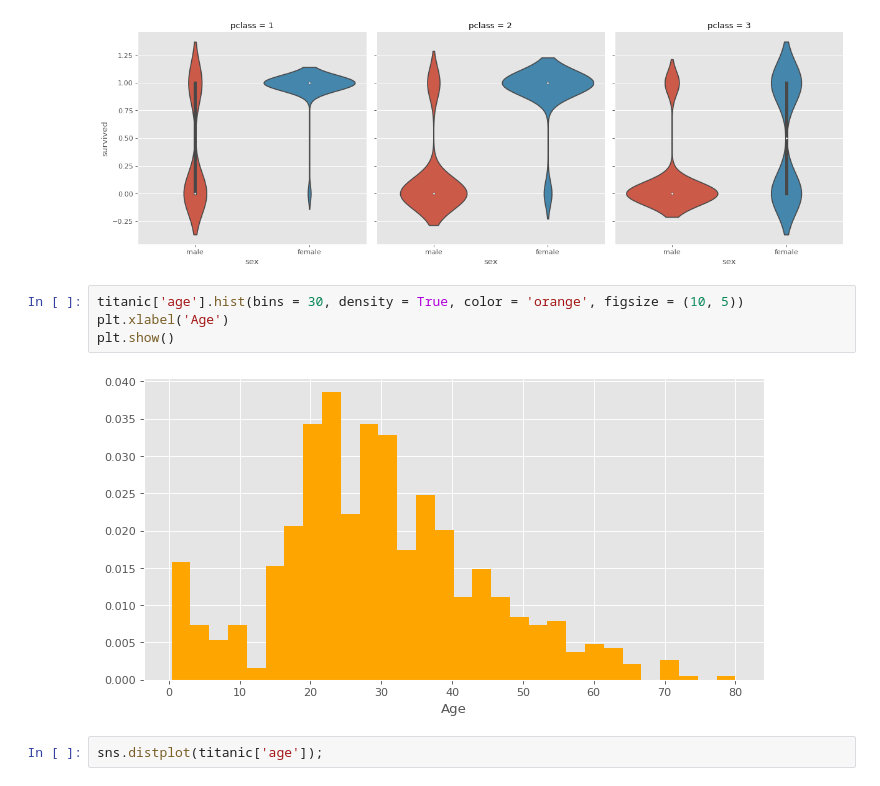
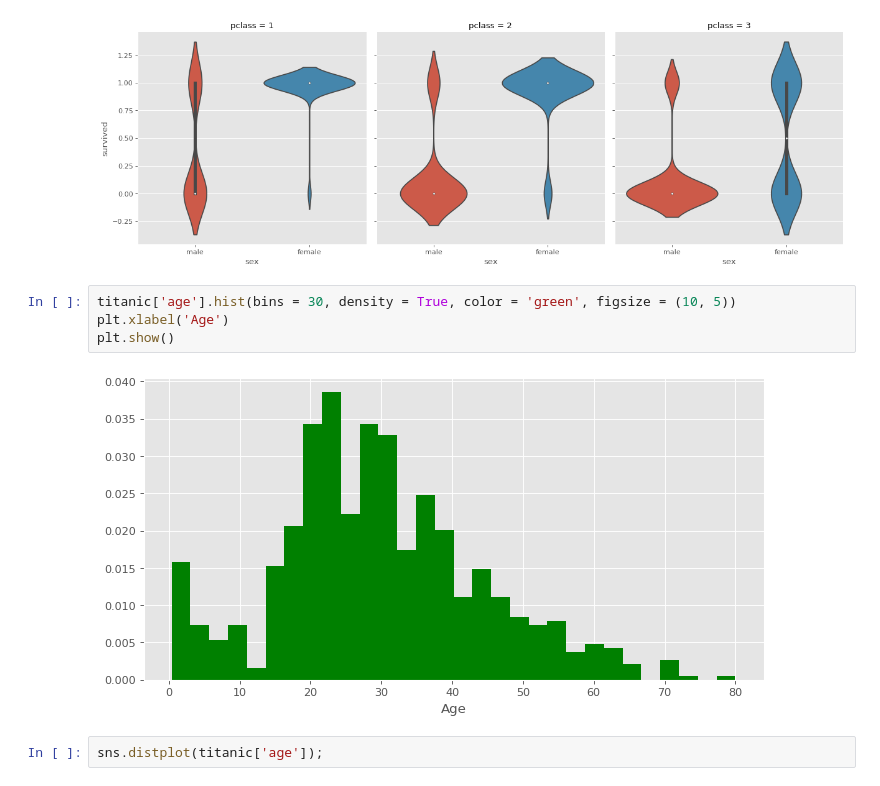
Before and after one commit to mareksturek/data-visualization, a Jupyter notebook: notebooks/viz_titanic_eda.ipynb, the cells around one changed output. Cells and saved outputs as stored; diff of their text form.

```diff
--- a/notebooks/viz_titanic_eda.ipynb
+++ b/notebooks/viz_titanic_eda.ipynb
@@ -277,11 +277,11 @@ sns.catplot(x = 'sex', y = 'survived', kind = 'violin', data = titanic, col = 'p
 # %% [output]
 [figure]
 # %%
-titanic['age'].hist(bins = 30, density = True, color = 'orange', figsize = (10, 5))
+titanic['age'].hist(bins = 30, density = True, color = 'green', figsize = (10, 5))
 plt.xlabel('Age')
 plt.show()
 # %% [output]
-[figure, old version]
+[figure, new version]
 # %%
 sns.distplot(titanic['age']);
 # %% [output]
```
Also changed, not shown: parts of 4 cells of this notebook.
